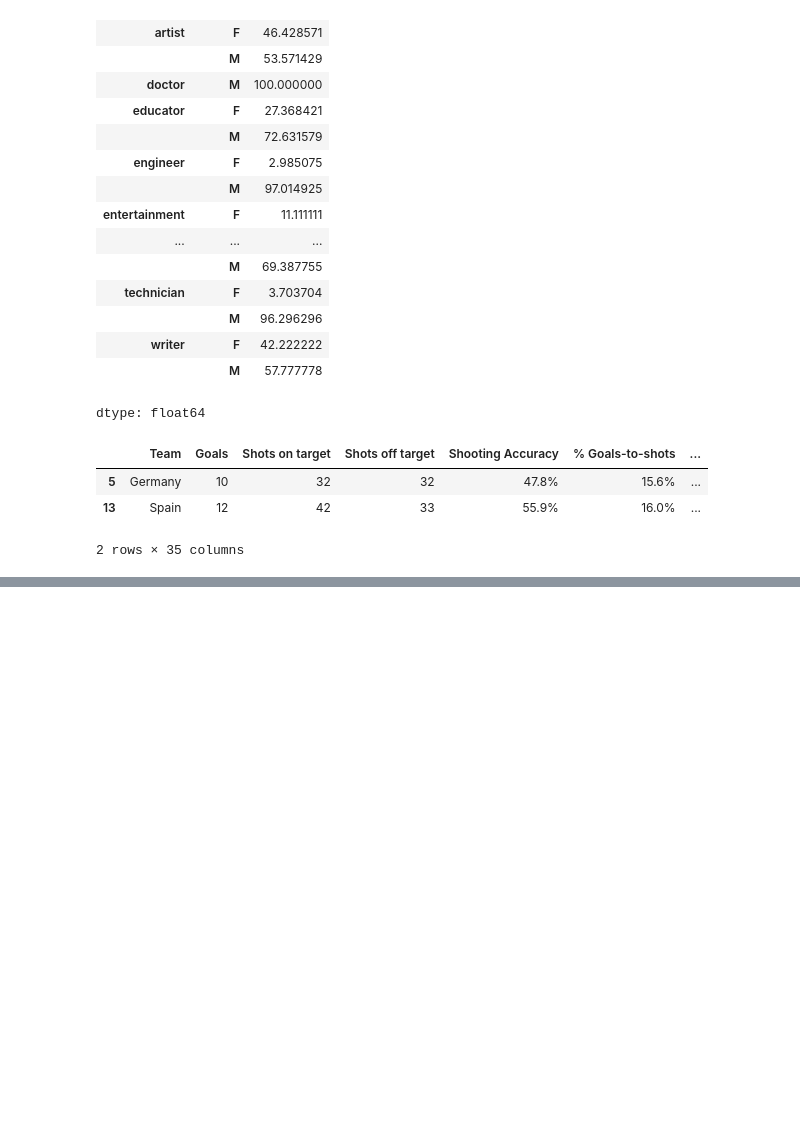
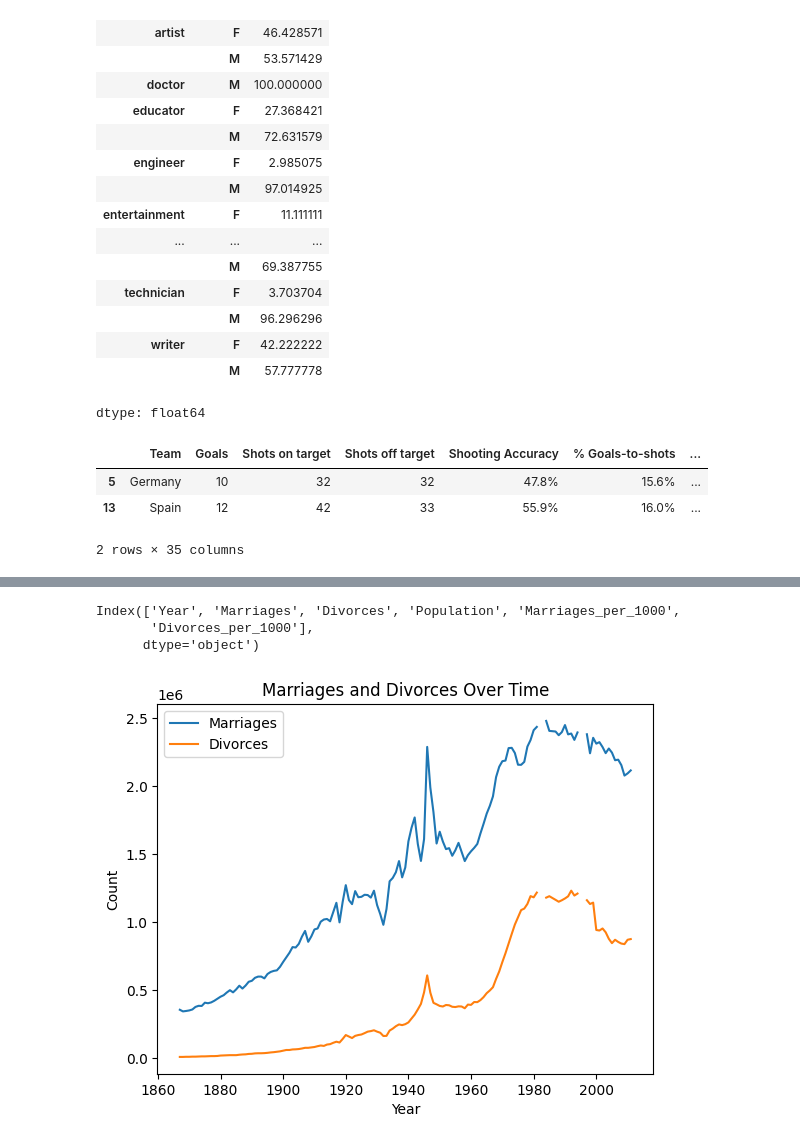
Before and after one commit to sagar-dhital/Sagar.Dhital.BDAT1004PS-, a Jupyter notebook: BDAT1004PS3.ipynb, the cells around one changed output, grey strips where cells are left out. Cells and saved outputs as stored; diff of their text form; code cells hidden in the pictures; blank space fills up the shorter version.

```diff
--- a/BDAT1004PS3.ipynb
+++ b/BDAT1004PS3.ipynb
@@ -136,2 +172,29 @@ KeyError: 'Year'
+# %%
+#Question 7: Bar Chart for 1900, 1950, and 2000
+import pandas as pd
+import matplotlib.pyplot as plt
+
+# Load Dataset
+df = pd.read_csv('us-marriages-divorces-1867-2014.csv')
+
+# Check column names
+print(df.columns)
+
+# Correct column name (if needed)
+# Example: If the column is named 'year' in lowercase:
+plt.plot(df['Year'], df['Marriages'], label='Marriages')
+plt.plot(df['Year'], df['Divorces'], label='Divorces')
+
+# Add labels and legend
+plt.xlabel('Year')
+plt.ylabel('Count')
+plt.title('Marriages and Divorces Over Time')
+plt.legend()
+plt.show()
+# %% [output]
+Index(['Year', 'Marriages', 'Divorces', 'Population', 'Marriages_per_1000',
+       'Divorces_per_1000'],
+      dtype='object')
+[figure, added]
 # %%
 #Question 8: Deadliest Actors Bar Chart
```
Also changed, not shown: parts of 7 cells of this notebook.
